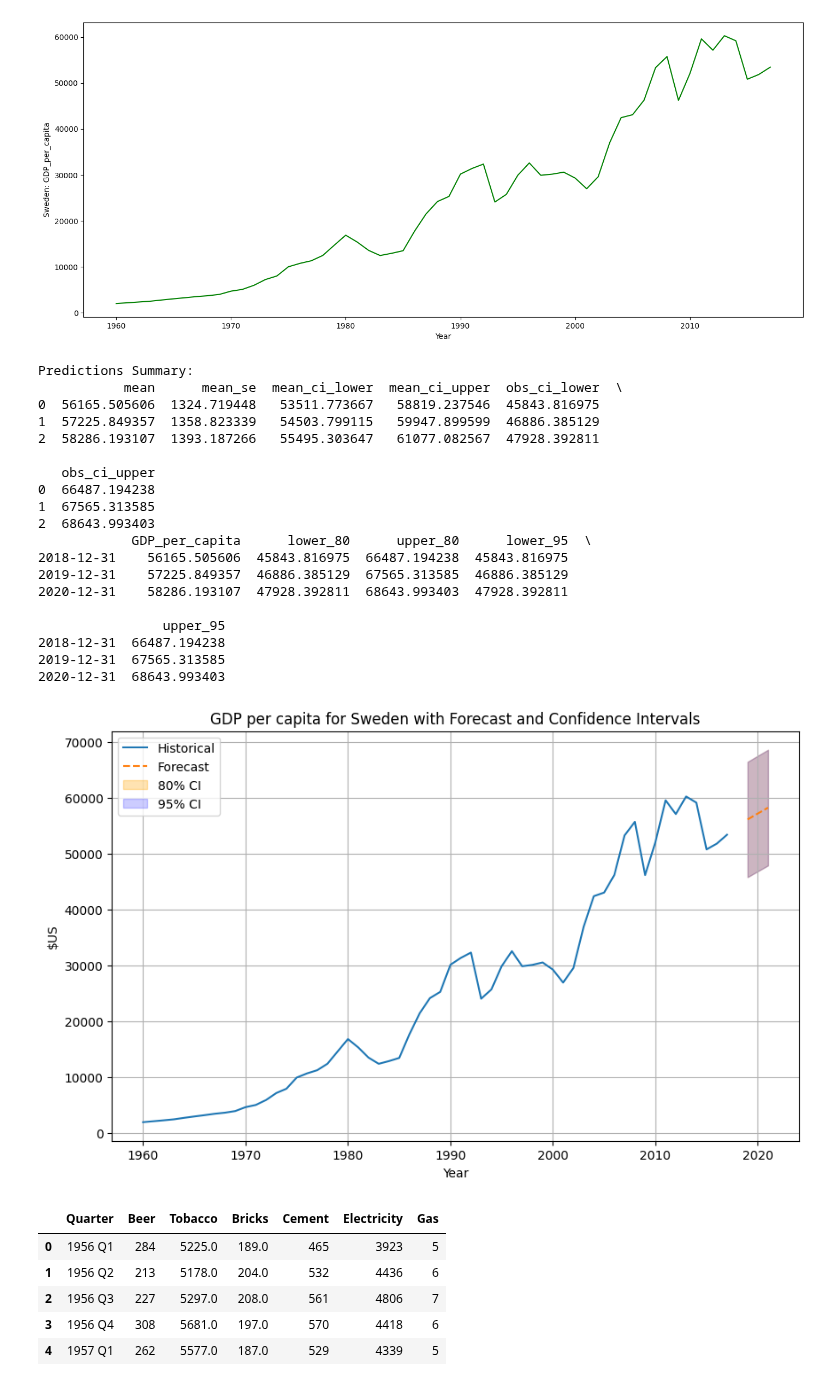
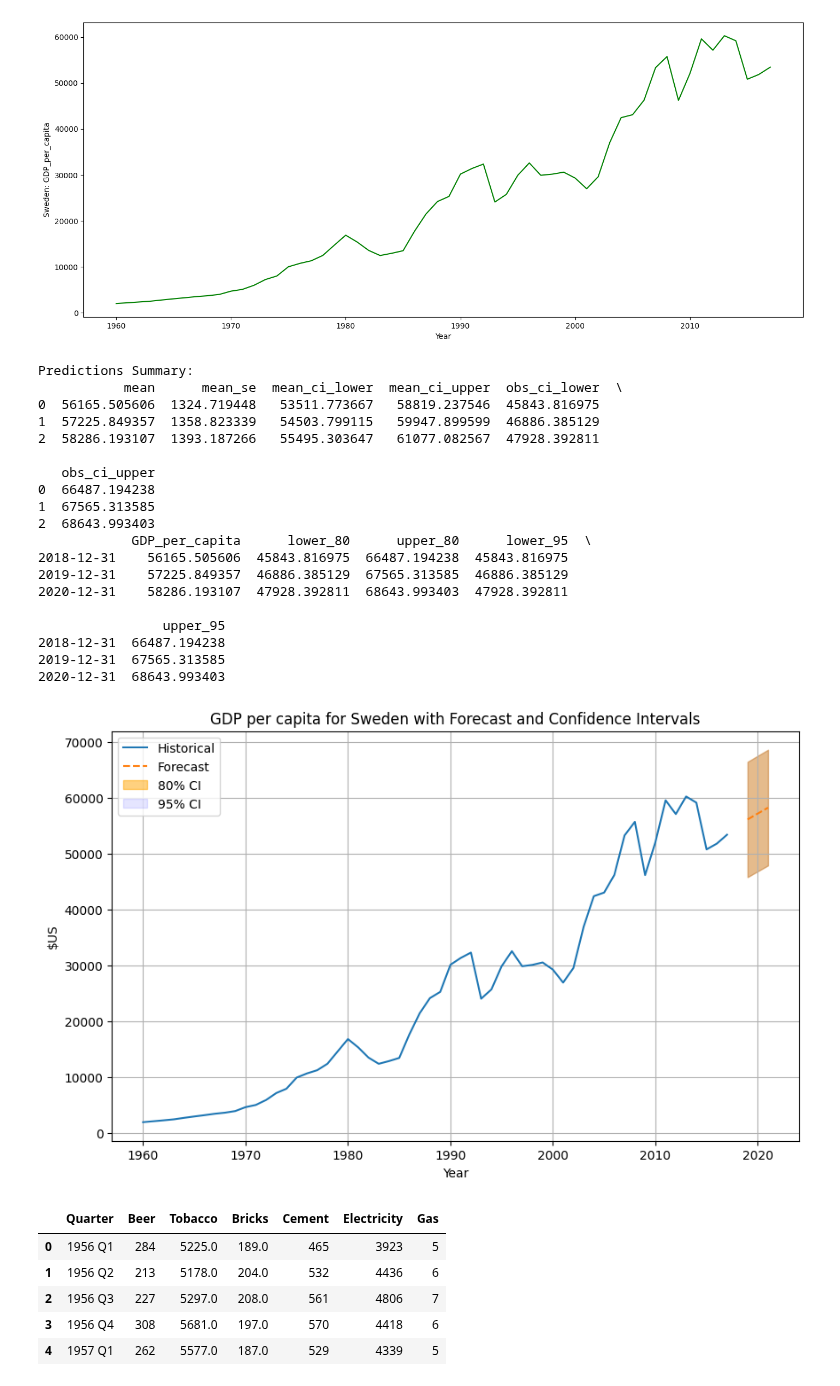
Before and after one commit to DavidGuzzi/TSA, a Jupyter notebook: Forecasting Principles and Practice 3rd/2/5.ipynb, the cells around one changed output. Saved outputs shown, nothing was run; the diff lists cells and outputs as text; code cells hidden in the pictures.

```diff
--- a/Forecasting Principles and Practice 3rd/2/5.ipynb
+++ b/Forecasting Principles and Practice 3rd/2/5.ipynb
@@ -94,37 +94,37 @@ plt.plot(sweden_data.index, sweden_data['GDP_per_capita'], label="Historical")
 
 # Graficar las predicciones y los intervalos de confianza
 plt.plot(forecast_df.index, forecast_df['GDP_per_capita'], label="Forecast", linestyle='--')
-plt.fill_between(forecast_df.index, forecast_df['lower_80'], forecast_df['upper_80'], color='orange', alpha=0.3, label="80% CI")
-plt.fill_between(forecast_df.index, forecast_df['lower_95'], forecast_df['upper_95'], color='blue', alpha=0.2, label="95% CI")
+plt.fill_between(forecast_df.index, forecast_df['lower_80'], forecast_df['upper_80'], color='orange', alpha=0.5, label="80% CI")
+plt.fill_between(forecast_df.index, forecast_df['lower_95'], forecast_df['upper_95'], color='blue', alpha=0.1, label="95% CI")
 
 # Personalizar el gráfico
 plt.title("GDP per capita for Sweden with Forecast and Confidence Intervals")
 plt.ylabel("$US")
 plt.xlabel("Year")
 plt.legend()
 plt.grid(True)
 plt.show()
 # %% [output]
 Predictions Summary:
            mean      mean_se  mean_ci_lower  mean_ci_upper  obs_ci_lower  \
 0  56165.505606  1324.719448   53511.773667   58819.237546  45843.816975
 1  57225.849357  1358.823339   54503.799115   59947.899599  46886.385129
 2  58286.193107  1393.187266   55495.303647   61077.082567  47928.392811
 
    obs_ci_upper
 0  66487.194238
 1  67565.313585
 2  68643.993403
             GDP_per_capita      lower_80      upper_80      lower_95  \
 2018-12-31    56165.505606  45843.816975  66487.194238  45843.816975
 2019-12-31    57225.849357  46886.385129  67565.313585  46886.385129
 2020-12-31    58286.193107  47928.392811  68643.993403  47928.392811
 
                 upper_95
 2018-12-31  66487.194238
 2019-12-31  67565.313585
 2020-12-31  68643.993403
-[figure, old version]
+[figure, new version]
 # %%
 path2 = r"C:\Users\HP\OneDrive\Escritorio\David Guzzi\Github\TSA\Forecasting Principles and Practice 3rd\2\aus_production.csv"
 
```
